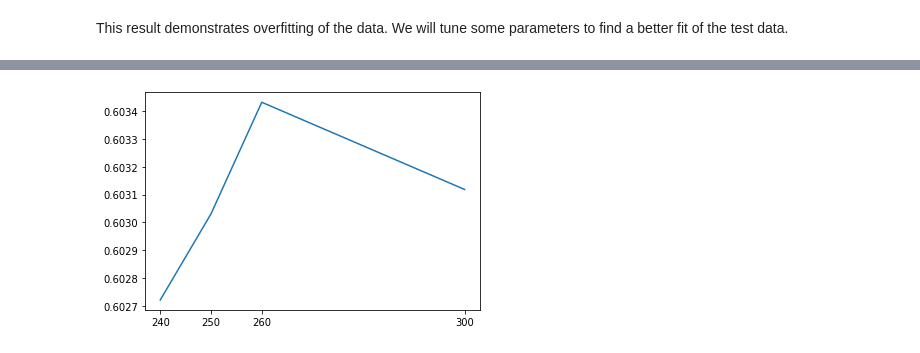
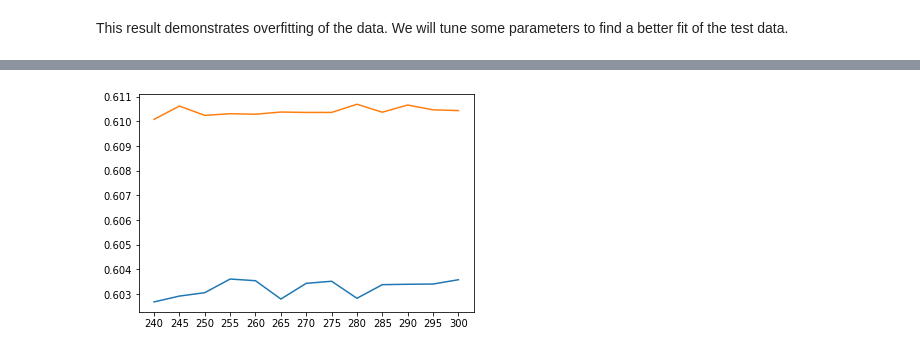
Before and after one commit to dmburns1729/bootcamp_projects, a Jupyter notebook: Sales_Prediction_Regressions.ipynb, the cells around one changed output, grey strips where cells are left out. Drawn from its saved outputs; the diff is of its cells as text; code cells hidden in the pictures.

```diff
--- a/Sales_Prediction_Regressions.ipynb
+++ b/Sales_Prediction_Regressions.ipynb
@@ -528,5 +543,5 @@ sorted_scores.head()
 # %%
-n_ests = [50, 100, 150, 200, 250]
+n_ests = [25, 50, 100, 150, 200, 250]
 scores2 = pd.DataFrame(index=n_ests, columns=['Test Score', 'Train Score'])
 for n in n_ests:
    model = RandomForestRegressor(max_depth=5, n_estimators=n)
@@ -560,12 +576,15 @@ plt.xticks(n_ests);
 # %%
-n_ests = [240, 250, 260, 300]
-scores2 = pd.DataFrame(index=n_ests, columns=['Test Score', 'Train Score'])
+# The y-axis isn't zero scaled so the difference looks big but it really isn't
+# It is surprising how tuning this feature does very little to change the fit
+
+n_ests = [240,245, 250, 255, 260, 265, 270, 275, 280, 285, 290, 295, 300]
+scores3 = pd.DataFrame(index=n_ests, columns=['Test Score', 'Train Score'])
 for n in n_ests:
    model = RandomForestRegressor(max_depth=5, n_estimators=n)
    model_pipe = make_pipeline(preprocessor, model)
    model_pipe.fit(X_train, y_train)
-   scores2.loc[n, 'Train Score'] = model_pipe.score(X_train, y_train)
-   scores2.loc[n, 'Test Score'] = model_pipe.score(X_test, y_test)
-scores2.head()
+   scores3.loc[n, 'Train Score'] = model_pipe.score(X_train, y_train)
+   scores3.loc[n, 'Test Score'] = model_pipe.score(X_test, y_test)
+scores3.head()
 # %% [output]
 |  | Test Score | Train Score |
@@ -576,8 +606,7 @@ scores2.head()
 # %%
-sorted_scores2 = scores2.sort_values(by='Test Score', ascending=False)
-sorted_scores2.head()
-plt.plot(scores2['Test Score'])
+plt.plot(scores3['Test Score'])
+plt.plot(scores3['Train Score'])
 plt.xticks(n_ests);
 # %% [output]
-[figure, old version]
+[figure, new version]
 # %%
```
Also changed, not shown: parts of 19 cells of this notebook.
